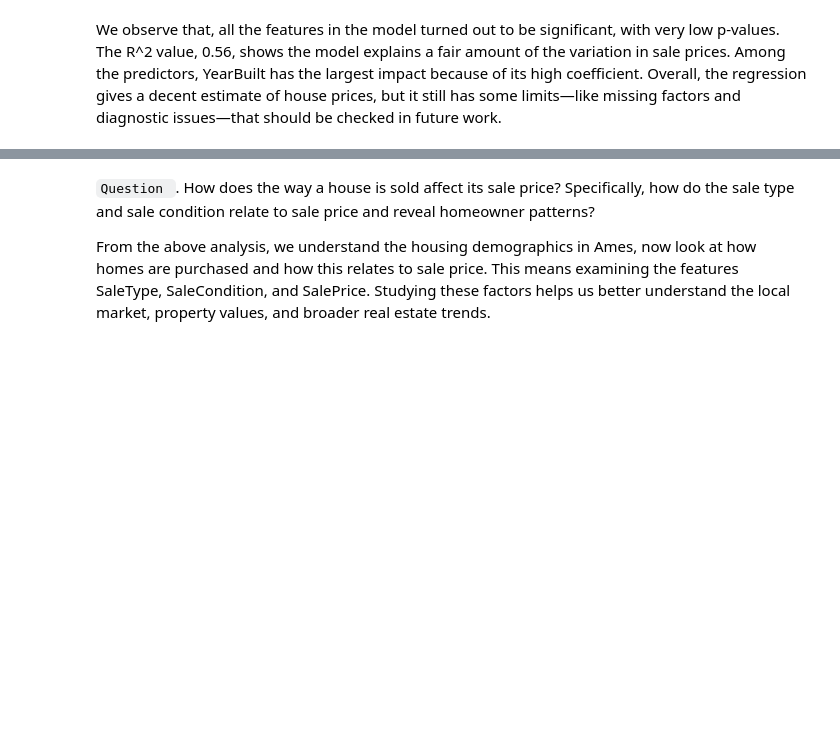
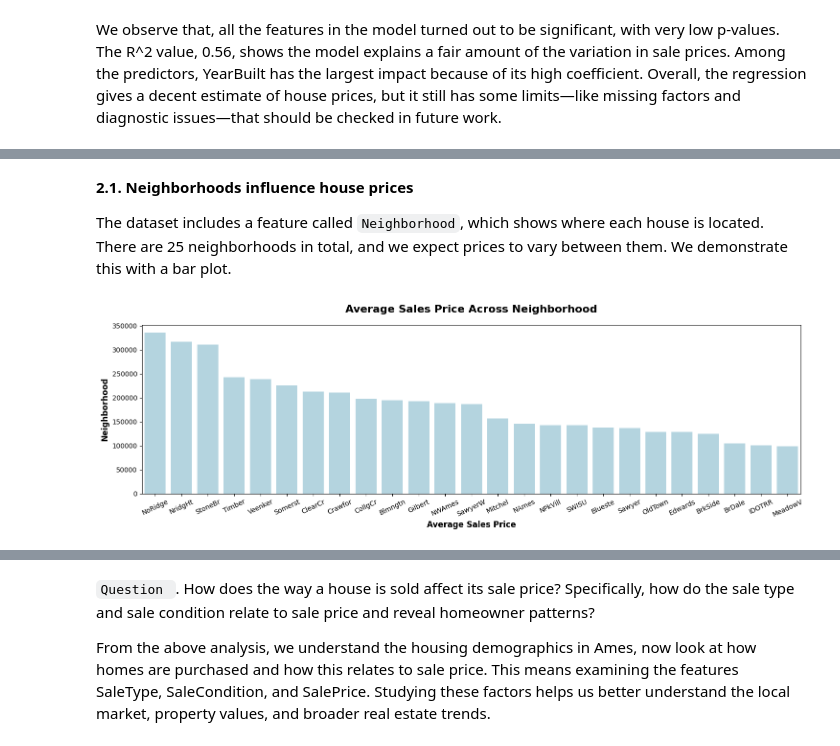
Before and after one commit to annugit1655/Real-Estate-Price-Prediction, a Jupyter notebook: Real-Estate-Price-Prediction/notebooks/EDA-house-part-1.ipynb, the cells around one changed output, grey strips where cells are left out. Cells and saved outputs as stored; diff of their text form; code cells hidden in the pictures; blank space fills up the shorter version.

```diff
--- a/Real-Estate-Price-Prediction/notebooks/EDA-house-part-1.ipynb
+++ b/Real-Estate-Price-Prediction/notebooks/EDA-house-part-1.ipynb
@@ -509,0 +515,30 @@ We observe that, all the features in the model turned out to be significant, wit
+# %% [markdown]
+**2.1. Neighborhoods influence house prices**
+
+The dataset includes a feature called `Neighborhood`, which shows where each house is located. There are 25 neighborhoods in total, and we expect prices to vary between them. We demonstrate this with a bar plot.
+# %%
+# Aggregate average sale price of house by neighborhood
+
+avg_sales_df = (
+    new_df.groupby(['Neighborhood'])
+    .agg(
+        avg_sales = ("SalePrice", 'mean')
+    )
+    .sort_values(by='avg_sales',ascending=False)
+    .reset_index()
+)
+# Visualization
+fig, ax = plt.subplots(figsize=(15, 5))
+sns.barplot(
+    data=avg_sales_df,
+    x='Neighborhood', y='avg_sales',
+    color='lightblue', ax=ax)
+ax.set_title("Average Sales Price Across Neighborhood", fontsize=16, fontweight='bold', y=1.05)
+ax.set_xlabel("Average Sales Price", fontsize=12, fontweight='bold')
+ax.set_ylabel("Neighborhood", fontsize=12, fontweight='bold')
+ax.tick_params(axis='x', rotation=25)
+
+plt.tight_layout()
+plt.show()
+# %% [output]
+[figure, added]
```
Also changed, not shown: parts of 6 cells of this notebook.
